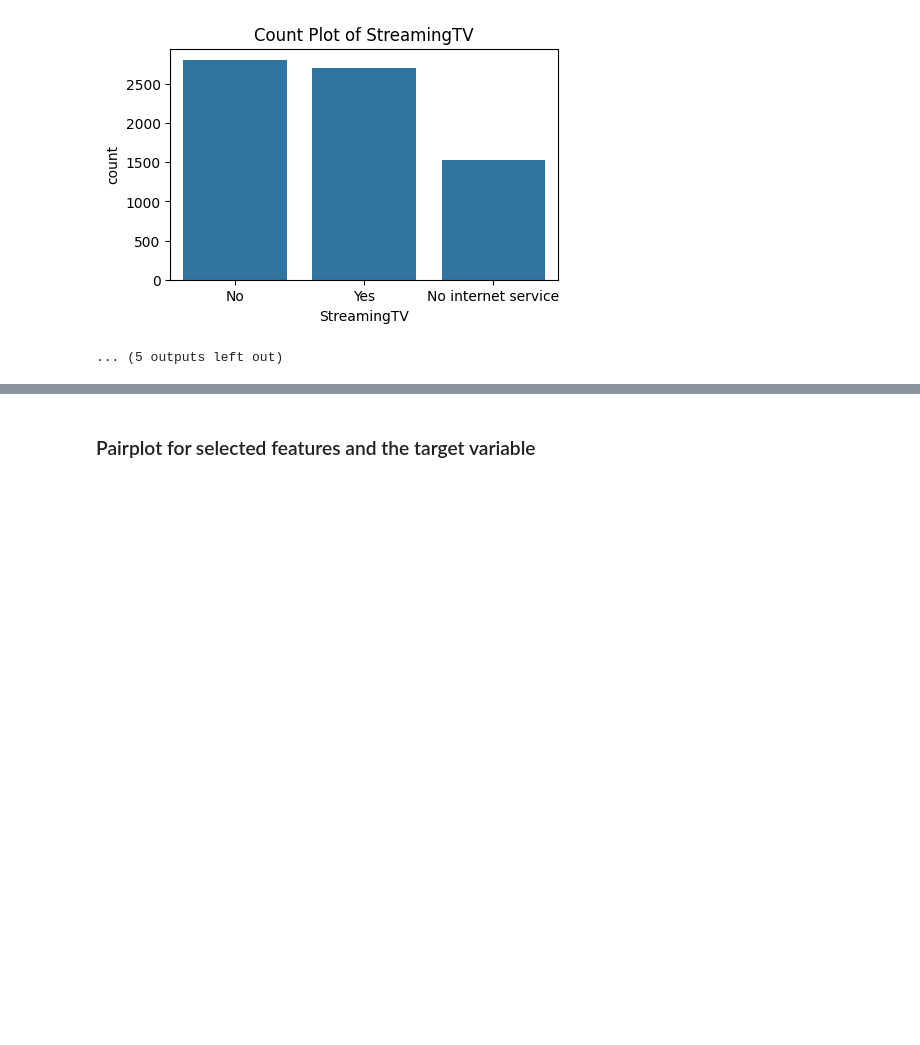
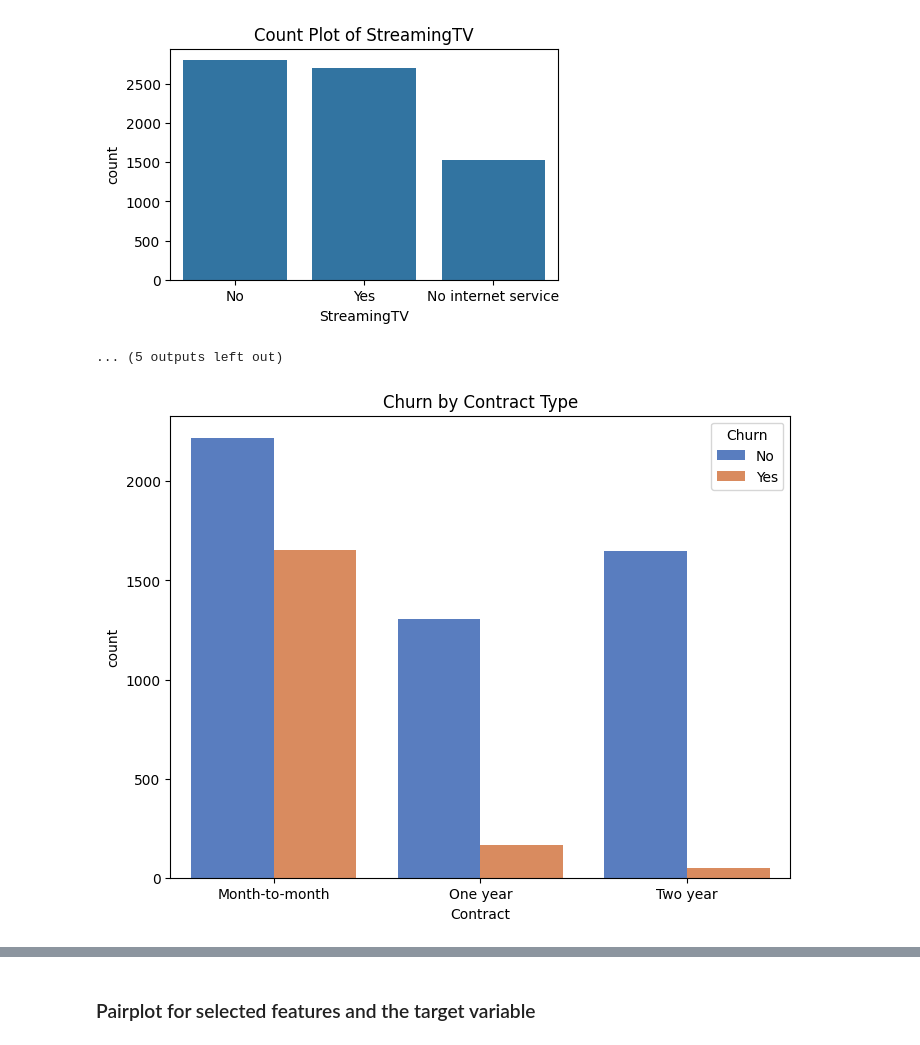
Before and after one commit to bonareri/Machine_Learning_1, a Jupyter notebook: Customer_churn.ipynb, the cells around one changed output, grey strips where cells are left out. Saved outputs shown, nothing was run; the diff lists cells and outputs as text; code cells hidden in the pictures; blank space fills up the shorter version.

```diff
--- a/Customer_churn.ipynb
+++ b/Customer_churn.ipynb
@@ -283,3 +284,11 @@ for col in object_cols:
 [figure]
 [figure]
 ... (5 outputs left out)
+# %%
+# Churn by Contract Type
+plt.figure(figsize=(8, 6))
+sns.countplot(data=customer_churn, x='Contract', hue='Churn', palette='muted')
+plt.title('Churn by Contract Type')
+plt.show()
+# %% [output]
+[figure, added]
```
Also changed, not shown: parts of 24 cells of this notebook.
